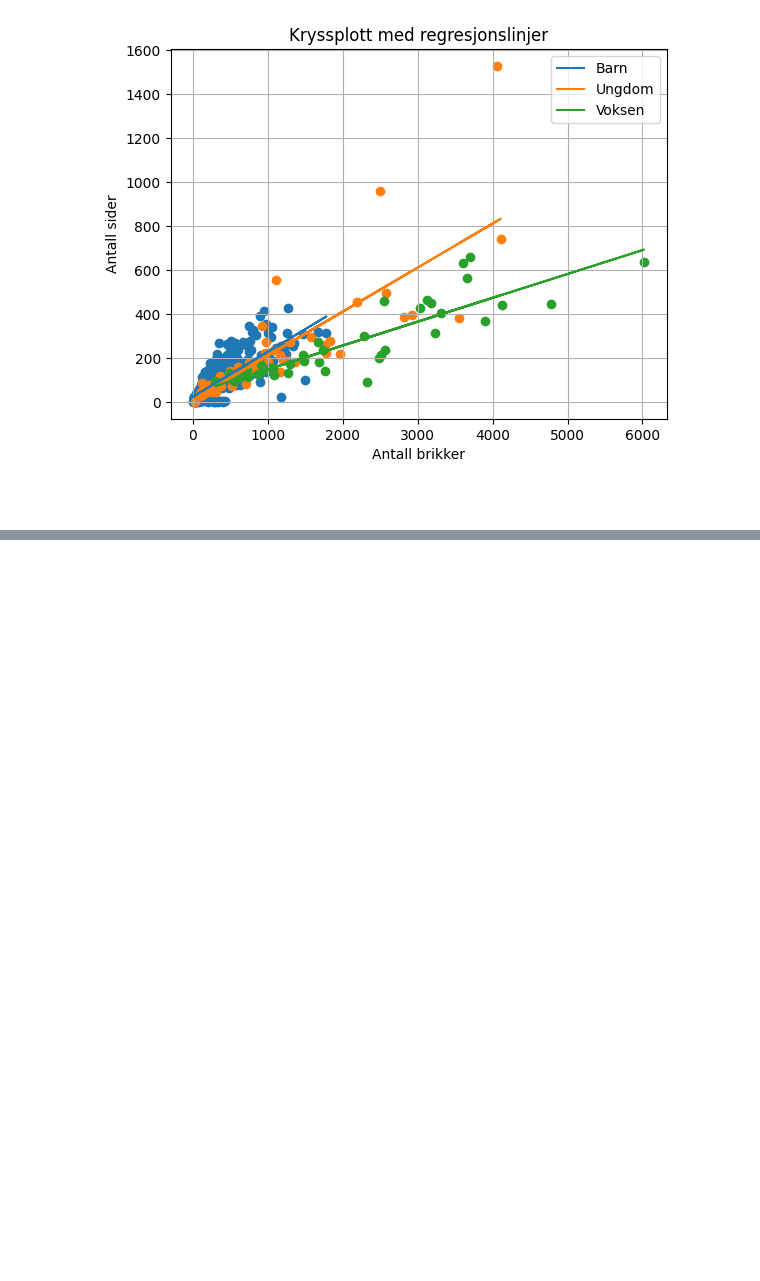
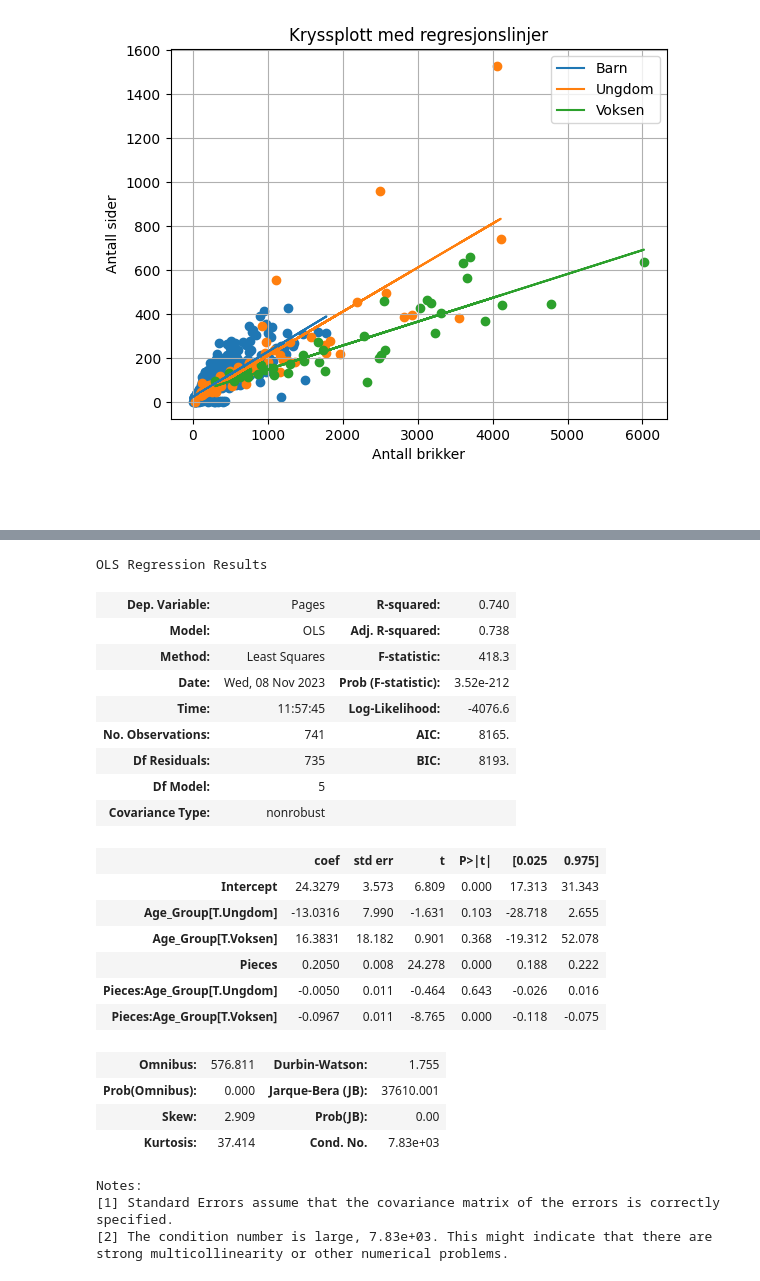
Before and after one commit to HMB-Solutions/ISTT1003-ProjectAssignment-02, a Jupyter notebook: oppg1.ipynb, the cells around one changed output, grey strips where cells are left out. Saved outputs shown, nothing was run; the diff lists cells and outputs as text; code cells hidden in the pictures; blank space fills up the shorter version.

Commit message:
Update to others

```diff
--- a/oppg1.ipynb
+++ b/oppg1.ipynb
@@ -340,6 +340,32 @@ KeyError: 'Age_Group[T.Barn]'
 # %%
 # med interaksjonsledd mellom antall brikker og tema
-modell3_mlri = smf.ols('Price ~ Pieces*Theme' , data = df3)
+modell3_mlri = smf.ols('Pages ~ Pieces * Age_Group' , data = df3)
 modell3_mlri.fit().summary()
+# %% [output]
+OLS Regression Results
+| Dep. Variable: | Pages | R-squared: | 0.740 |
+| Model: | OLS | Adj. R-squared: | 0.738 |
+| Method: | Least Squares | F-statistic: | 418.3 |
+| Date: | Wed, 08 Nov 2023 | Prob (F-statistic): | 3.52e-212 |
+| Time: | 11:57:45 | Log-Likelihood: | -4076.6 |
+| No. Observations: | 741 | AIC: | 8165. |
+| Df Residuals: | 735 | BIC: | 8193. |
+| Df Model: | 5 |  |  |
+| Covariance Type: | nonrobust |  |  |
+|  | coef | std err | t | P>|t| | [0.025 | 0.975] |
+| Intercept | 24.3279 | 3.573 | 6.809 | 0.000 | 17.313 | 31.343 |
+| Age_Group[T.Ungdom] | -13.0316 | 7.990 | -1.631 | 0.103 | -28.718 | 2.655 |
+| Age_Group[T.Voksen] | 16.3831 | 18.182 | 0.901 | 0.368 | -19.312 | 52.078 |
+| Pieces | 0.2050 | 0.008 | 24.278 | 0.000 | 0.188 | 0.222 |
+| Pieces:Age_Group[T.Ungdom] | -0.0050 | 0.011 | -0.464 | 0.643 | -0.026 | 0.016 |
+| Pieces:Age_Group[T.Voksen] | -0.0967 | 0.011 | -8.765 | 0.000 | -0.118 | -0.075 |
+| Omnibus: | 576.811 | Durbin-Watson: | 1.755 |
+| Prob(Omnibus): | 0.000 | Jarque-Bera (JB): | 37610.001 |
+| Skew: | 2.909 | Prob(JB): | 0.00 |
+| Kurtosis: | 37.414 | Cond. No. | 7.83e+03 |
+Notes:
+[1] Standard Errors assume that the covariance matrix of the errors is correctly specified.
+[2] The condition number is large, 7.83e+03. This might indicate that there are
+strong multicollinearity or other numerical problems.
 # %%
 # plott
```
Also changed, not shown: parts of 8 cells of this notebook.
